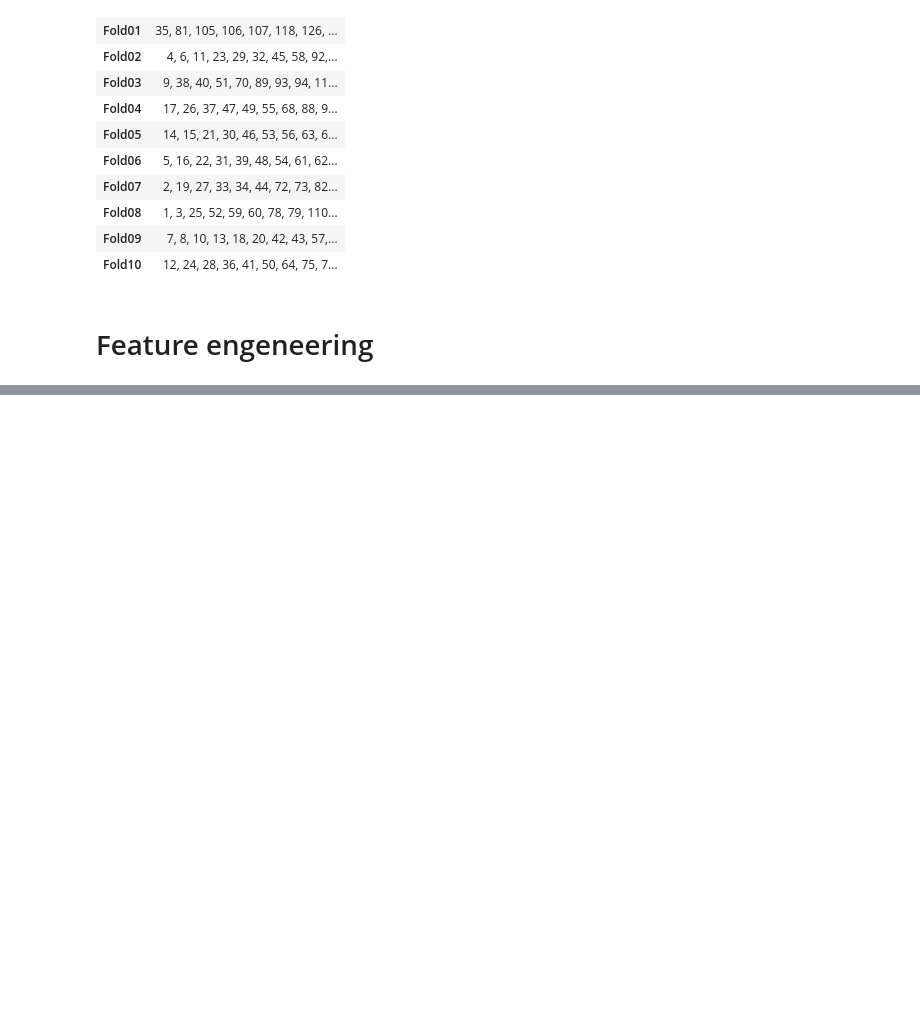
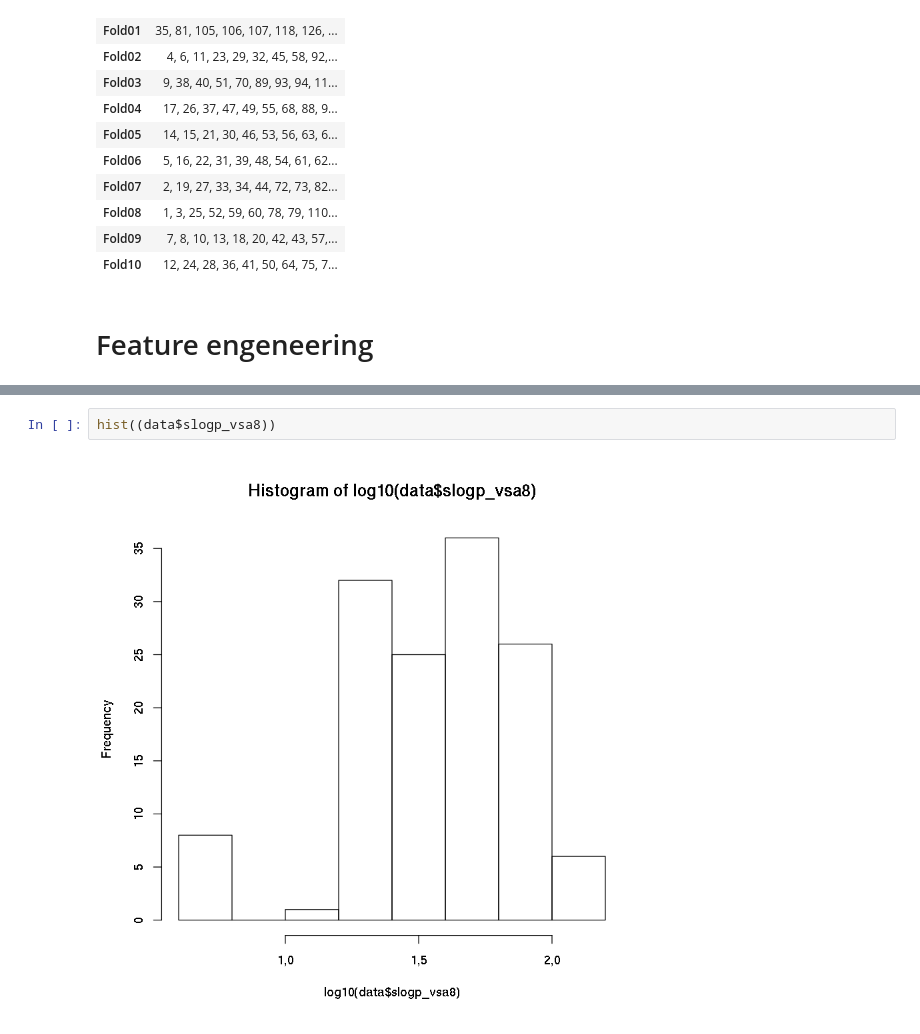
Before and after one commit to adamPaclawski/AI_pharm, a Jupyter notebook: AI in Pharm 2 - data prep.ipynb, the cells around one changed output, grey strips where cells are left out. Saved outputs shown, nothing was run; the diff lists cells and outputs as text; blank space fills up the shorter version.

```diff
--- a/AI in Pharm 2 - data prep.ipynb
+++ b/AI in Pharm 2 - data prep.ipynb
@@ -399,0 +386,4 @@ lapply(data[1:40], FUN=hist)
+# %%
+hist((data$slogp_vsa8))
+# %% [output]
+[figure, added]
```
Also changed, not shown: parts of 3 cells of this notebook.
